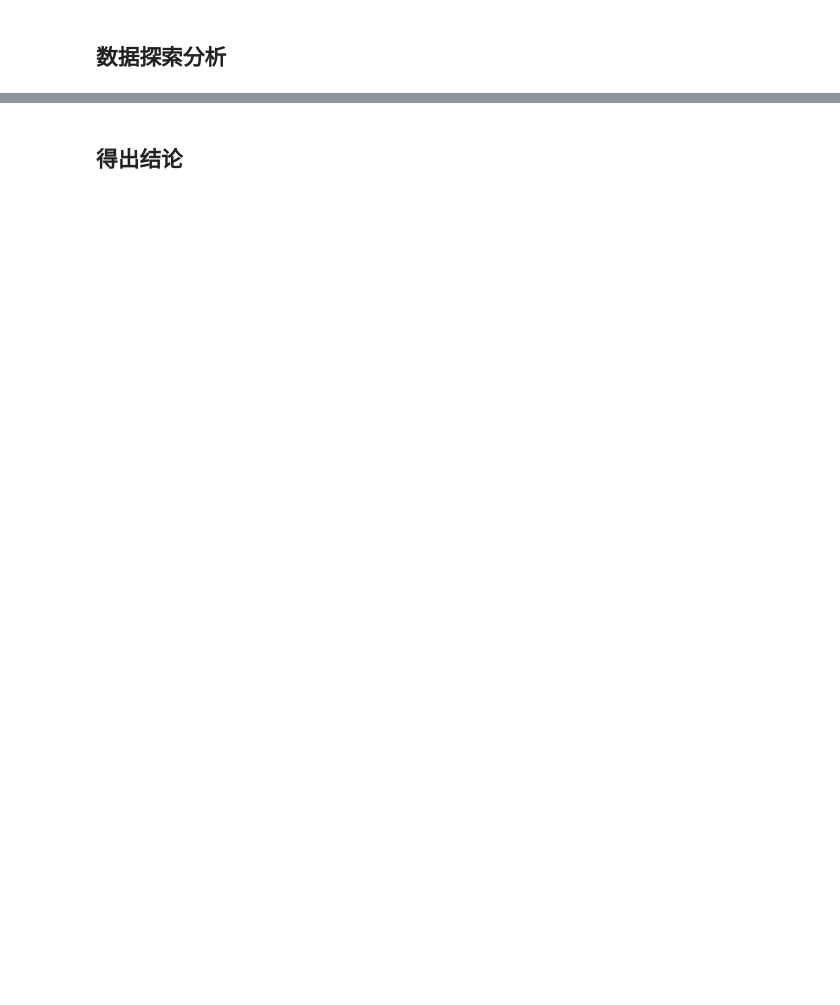
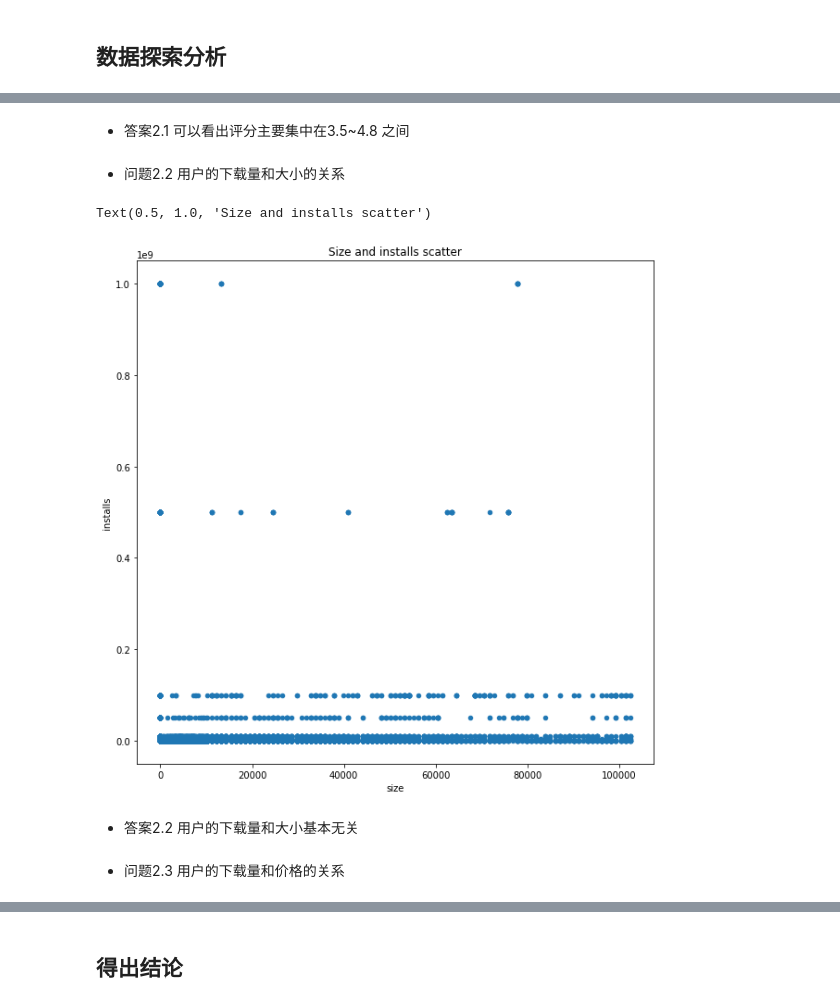
Before and after one commit to PeirongAn/DataScience, a Jupyter notebook: solutions/Google_Play_Store_Analysis.ipynb, the cells around one changed output, grey strips where cells are left out. Cells and saved outputs as stored; diff of their text form; code cells hidden in the pictures; blank space fills up the shorter version.

```diff
--- a/solutions/Google_Play_Store_Analysis.ipynb
+++ b/solutions/Google_Play_Store_Analysis.ipynb
@@ -281,0 +259,14 @@ df['Content Rating'].value_counts()[['Teen','Mature 17+','Everyone 10+','Adults
+# %% [markdown]
+- 答案2.1 可以看出评分主要集中在3.5~4.8 之间
+# %% [markdown]
+- 问题2.2 用户的下载量和大小的关系
+# %%
+df.plot(x='size', y='installs', kind='scatter', figsize=(10, 10))
+plt.title("Size and installs scatter")
+# %% [output]
+Text(0.5, 1.0, 'Size and installs scatter')
+[figure, added]
+# %% [markdown]
+- 答案2.2 用户的下载量和大小基本无关
+# %% [markdown]
+- 问题2.3 用户的下载量和价格的关系
```
Also changed, not shown: parts of 59 cells of this notebook.
